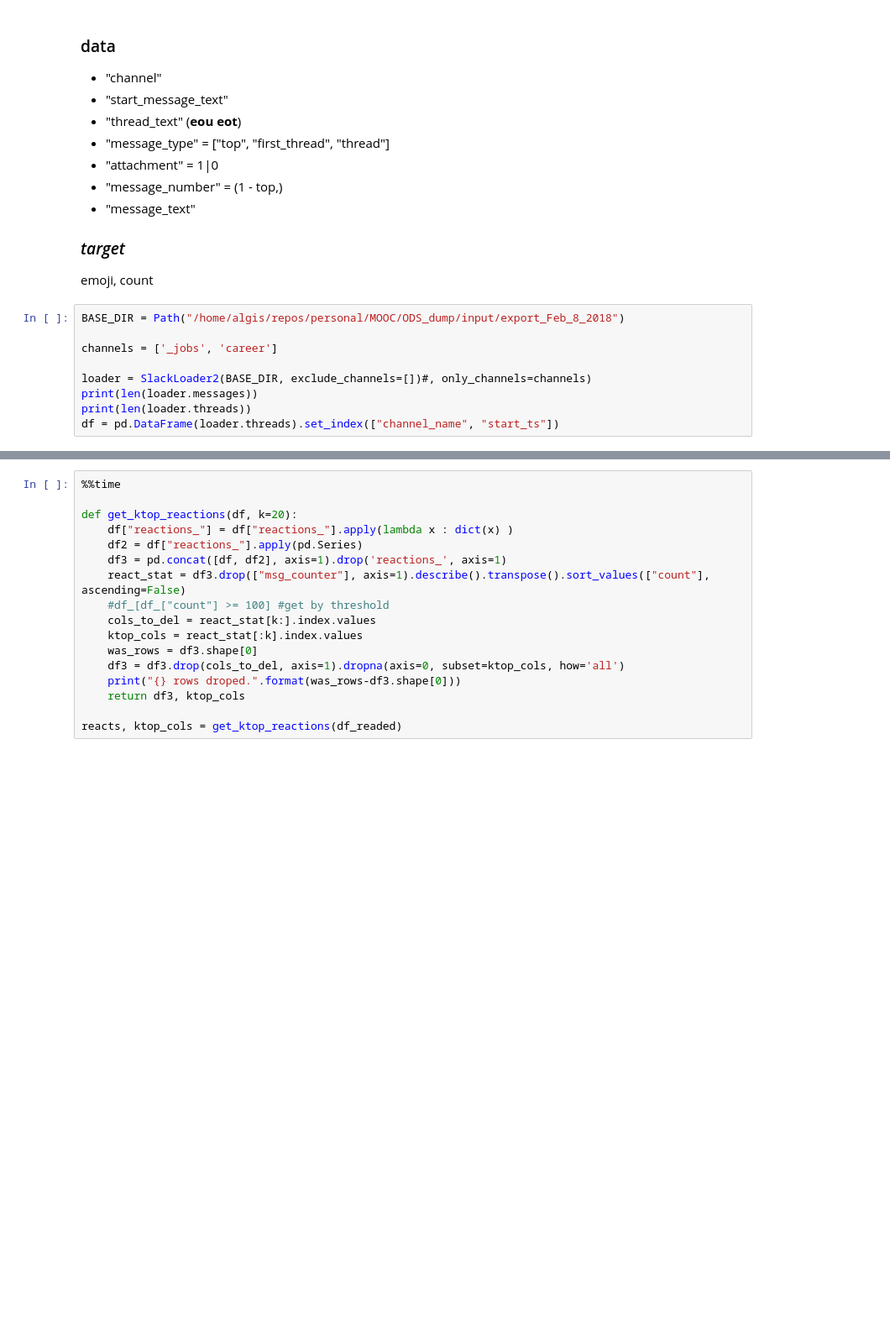
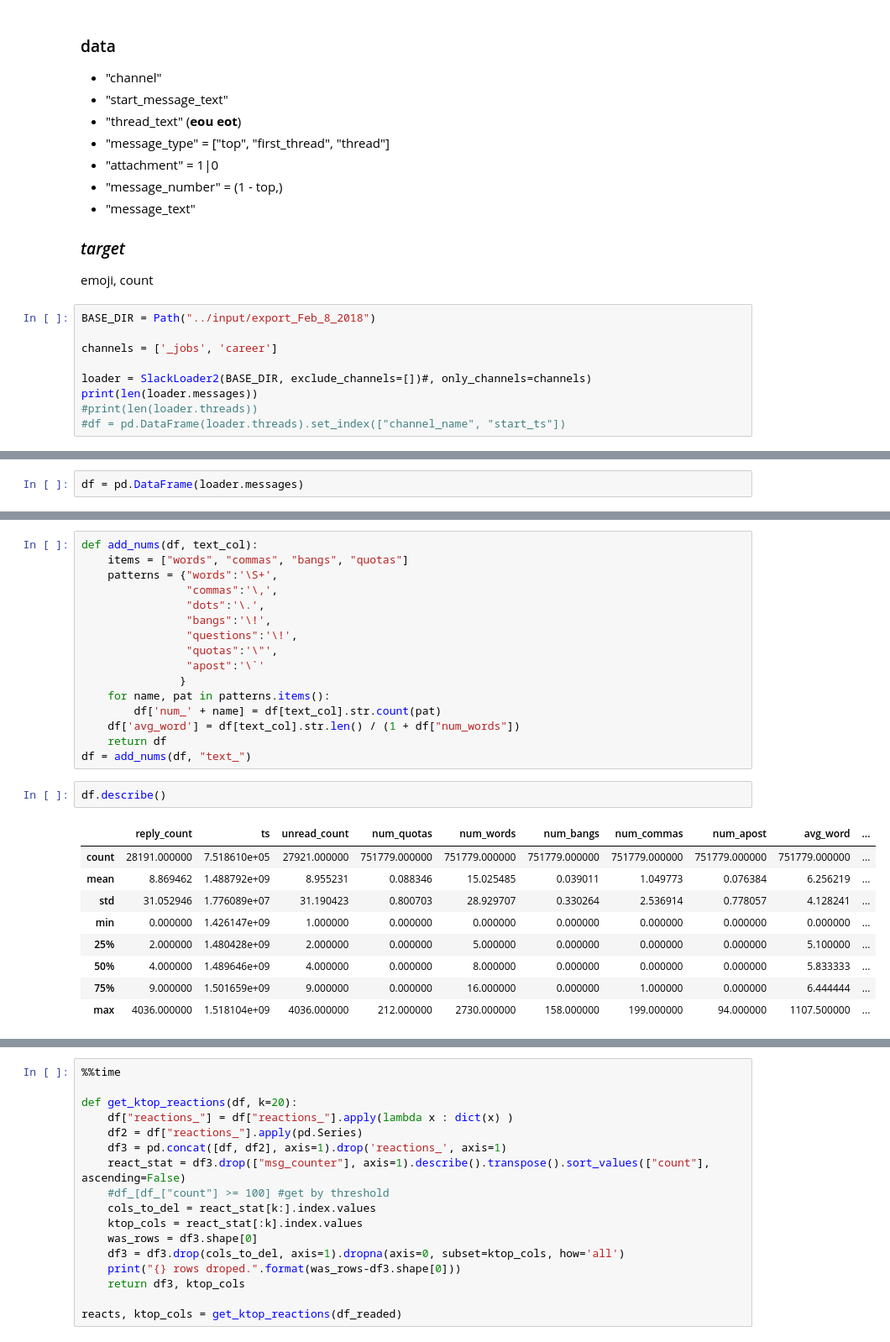
Before and after one commit to Dumbris/odsemoji, a Jupyter notebook: notebooks/NewSlackLoader.ipynb, the cells around one changed output, grey strips where cells are left out. Shown at 84% size. Drawn from its saved outputs; the diff is of its cells as text; blank space fills up the shorter version.

```diff
--- a/notebooks/NewSlackLoader.ipynb
+++ b/notebooks/NewSlackLoader.ipynb
@@ -47,12 +47,12 @@ The autoreload extension is already loaded. To reload it, use:
 ### _target_
 emoji, count
 # %%
-BASE_DIR = Path("/home/algis/repos/personal/MOOC/ODS_dump/input/export_Feb_8_2018")
+BASE_DIR = Path("../input/export_Feb_8_2018")
 
 channels = ['_jobs', 'career']
 
 loader = SlackLoader2(BASE_DIR, exclude_channels=[])#, only_channels=channels)
 print(len(loader.messages))
-print(len(loader.threads))
-df = pd.DataFrame(loader.threads).set_index(["channel_name", "start_ts"])
+#print(len(loader.threads))
+#df = pd.DataFrame(loader.threads).set_index(["channel_name", "start_ts"])
 # %% [output]
@@ -88,0 +60,2 @@ Wall time: 686 ms
+# %%
+df = pd.DataFrame(loader.messages)
@@ -88,0 +78,28 @@ Wall time: 686 ms
+# %%
+def add_nums(df, text_col):
+    items = ["words", "commas", "bangs", "quotas"]
+    patterns = {"words":'\S+',
+                "commas":'\,',
+                "dots":'\.',
+                "bangs":'\!',
+                "questions":'\!',
+                "quotas":'\"',
+                "apost":'\`'
+               }
+    for name, pat in patterns.items():
+        df['num_' + name] = df[text_col].str.count(pat)
+    df['avg_word'] = df[text_col].str.len() / (1 + df["num_words"])
+    return df
+df = add_nums(df, "text_")
+# %%
+df.describe()
+# %% [output]
+|  | reply_count | ts | unread_count | num_quotas | num_words | num_bangs | num_commas | num_apost | avg_word | ... |
+| count | 28191.000000 | 7.518610e+05 | 27921.000000 | 751779.000000 | 751779.000000 | 751779.000000 | 751779.000000 | 751779.000000 | 751779.000000 | ... |
+| mean | 8.869462 | 1.488792e+09 | 8.955231 | 0.088346 | 15.025485 | 0.039011 | 1.049773 | 0.076384 | 6.256219 | ... |
+| std | 31.052946 | 1.776089e+07 | 31.190423 | 0.800703 | 28.929707 | 0.330264 | 2.536914 | 0.778057 | 4.128241 | ... |
+| min | 0.000000 | 1.426147e+09 | 1.000000 | 0.000000 | 0.000000 | 0.000000 | 0.000000 | 0.000000 | 0.000000 | ... |
+| 25% | 2.000000 | 1.480428e+09 | 2.000000 | 0.000000 | 5.000000 | 0.000000 | 0.000000 | 0.000000 | 5.100000 | ... |
+| 50% | 4.000000 | 1.489646e+09 | 4.000000 | 0.000000 | 8.000000 | 0.000000 | 0.000000 | 0.000000 | 5.833333 | ... |
+| 75% | 9.000000 | 1.501659e+09 | 9.000000 | 0.000000 | 16.000000 | 0.000000 | 1.000000 | 0.000000 | 6.444444 | ... |
+| max | 4036.000000 | 1.518104e+09 | 4036.000000 | 212.000000 | 2730.000000 | 158.000000 | 199.000000 | 94.000000 | 1107.500000 | ... |
```
Also changed, not shown: parts of 5 cells of this notebook, 1 other file.
